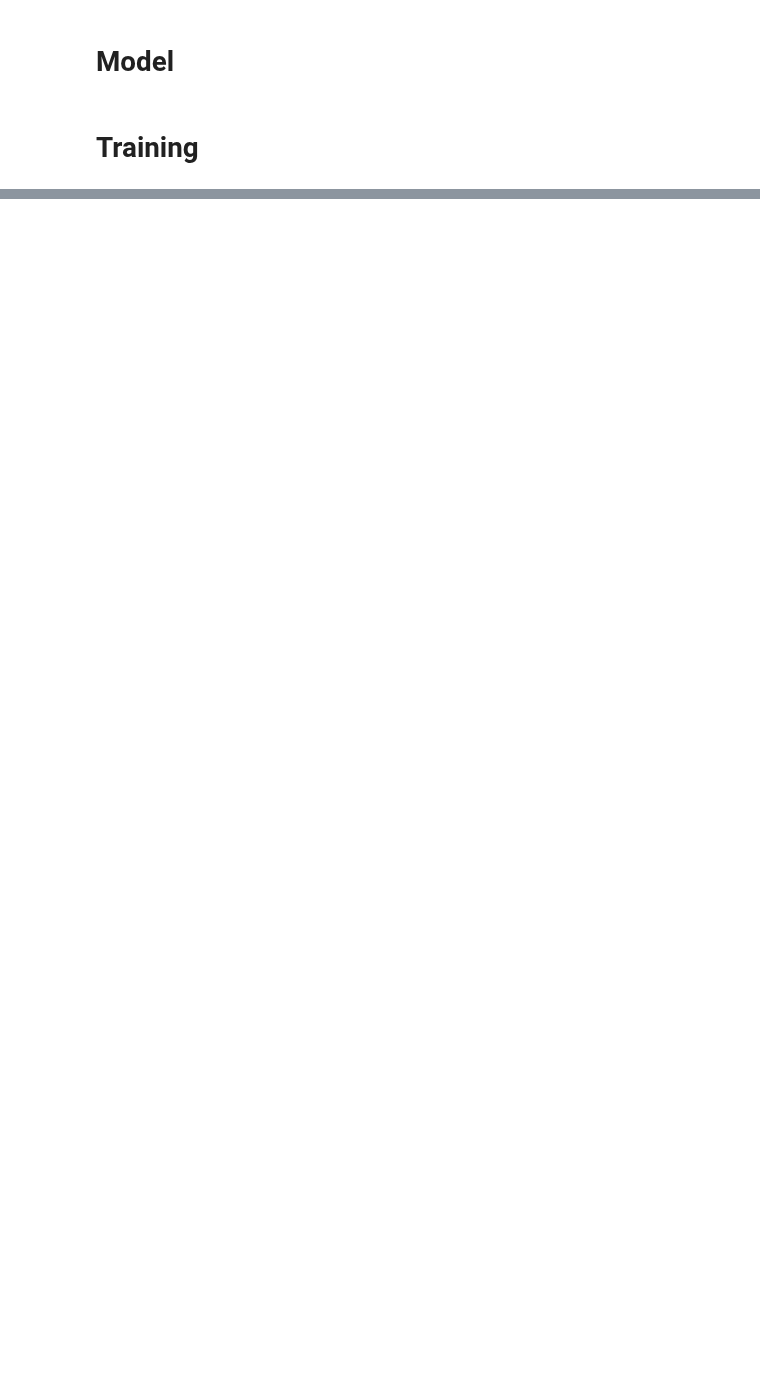
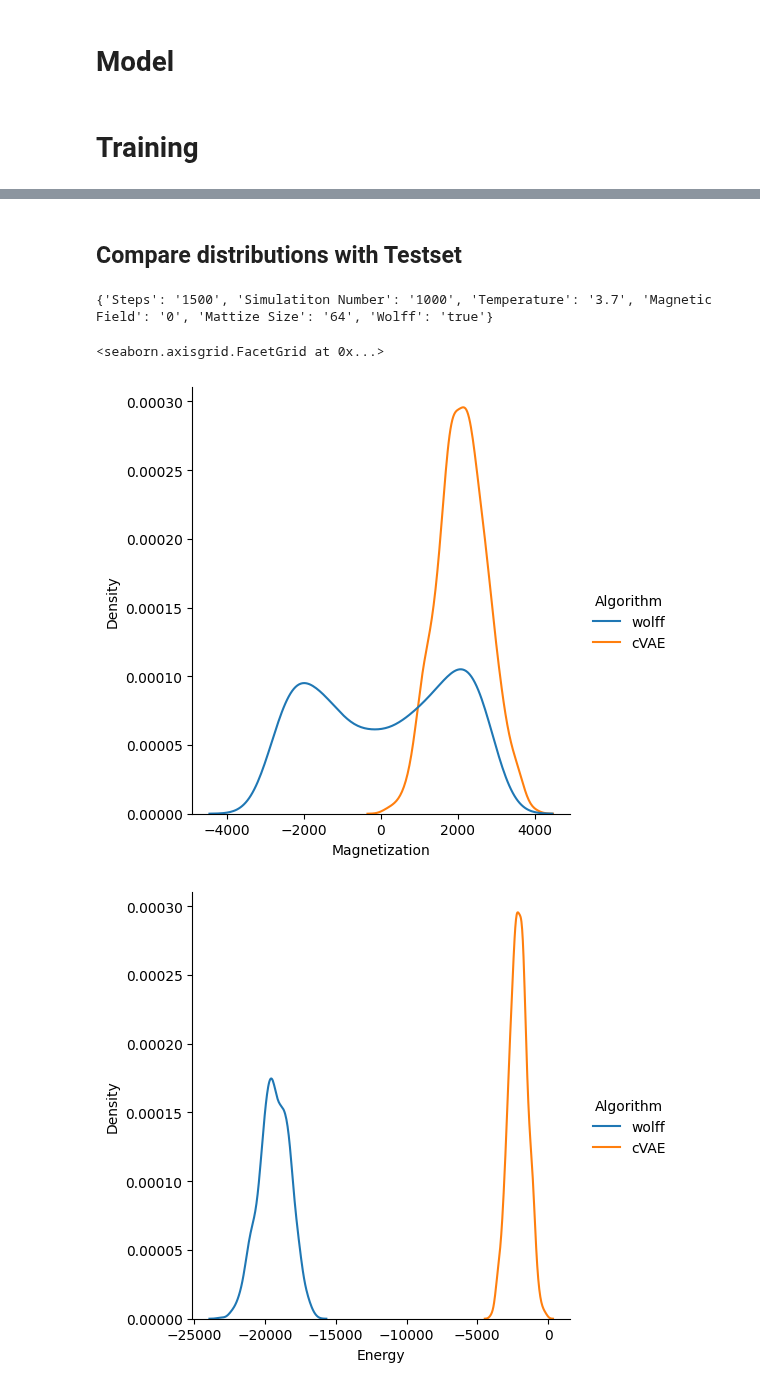
Before and after one commit to pSzyc/Ising, a Jupyter notebook: Model/VAE.ipynb, the cells around one changed output, grey strips where cells are left out. Drawn from its saved outputs; the diff is of its cells as text; code cells hidden in the pictures; blank space fills up the shorter version.

```diff
--- a/Model/VAE.ipynb
+++ b/Model/VAE.ipynb
@@ -227,0 +258,4 @@ model.save_weights('models/vae.h5',save_format='h5')
+# %%
+%time
+num_examples_to_generate = 1000
+predictions = sample(num_examples_to_generate)
@@ -227,0 +266,2 @@ model.save_weights('models/vae.h5',save_format='h5')
+# %%
+spin_predicted = predictions.numpy() > 0.5
@@ -227,0 +270,2 @@ model.save_weights('models/vae.h5',save_format='h5')
+# %% [markdown]
+## Compare distributions with Testset
@@ -227,0 +278,20 @@ model.save_weights('models/vae.h5',save_format='h5')
+# %%
+df_model = pd.DataFrame({'image': list(spin_predicted)})
+df_model['Magnetization'] = df_model['image'].apply(calcMag)
+df_model['Energy'] = df_model['image'].apply(calcEnergy)
+df_model.drop(columns='image', inplace=True)
+df_model['Algorithm'] = 'cVAE'
+
+df_test = get_distribution_data('../GetData/Rust/get_data_rust/Data/TestsetW')
+df_test.drop(columns = ['folder', 'Steps'])
+
+df = pd.concat([df_test, df_model])
+# %% [output]
+{'Steps': '1500', 'Simulatiton Number': '1000', 'Temperature': '3.7', 'Magnetic Field': '0', 'Mattize Size': '64', 'Wolff': 'true'}
+# %%
+sns.displot(df, x = 'Magnetization', kind ='kde', hue='Algorithm')
+sns.displot(df, x = 'Energy', kind ='kde', hue='Algorithm')
+# %% [output]
+<seaborn.axisgrid.FacetGrid at 0x...>
+[figure, added]
+[figure, added]
```
Also changed, not shown: parts of 14 cells of this notebook, 14 other files.
